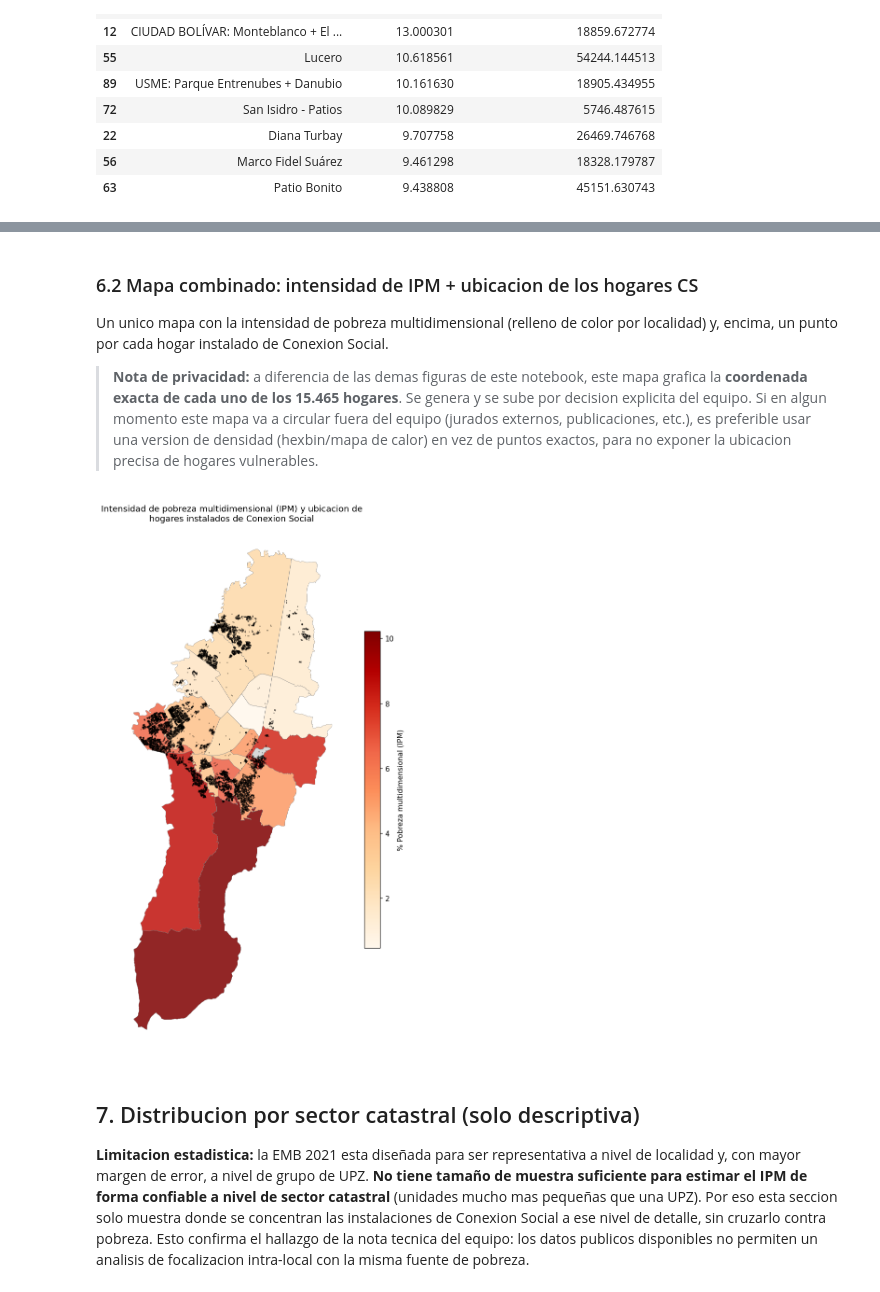
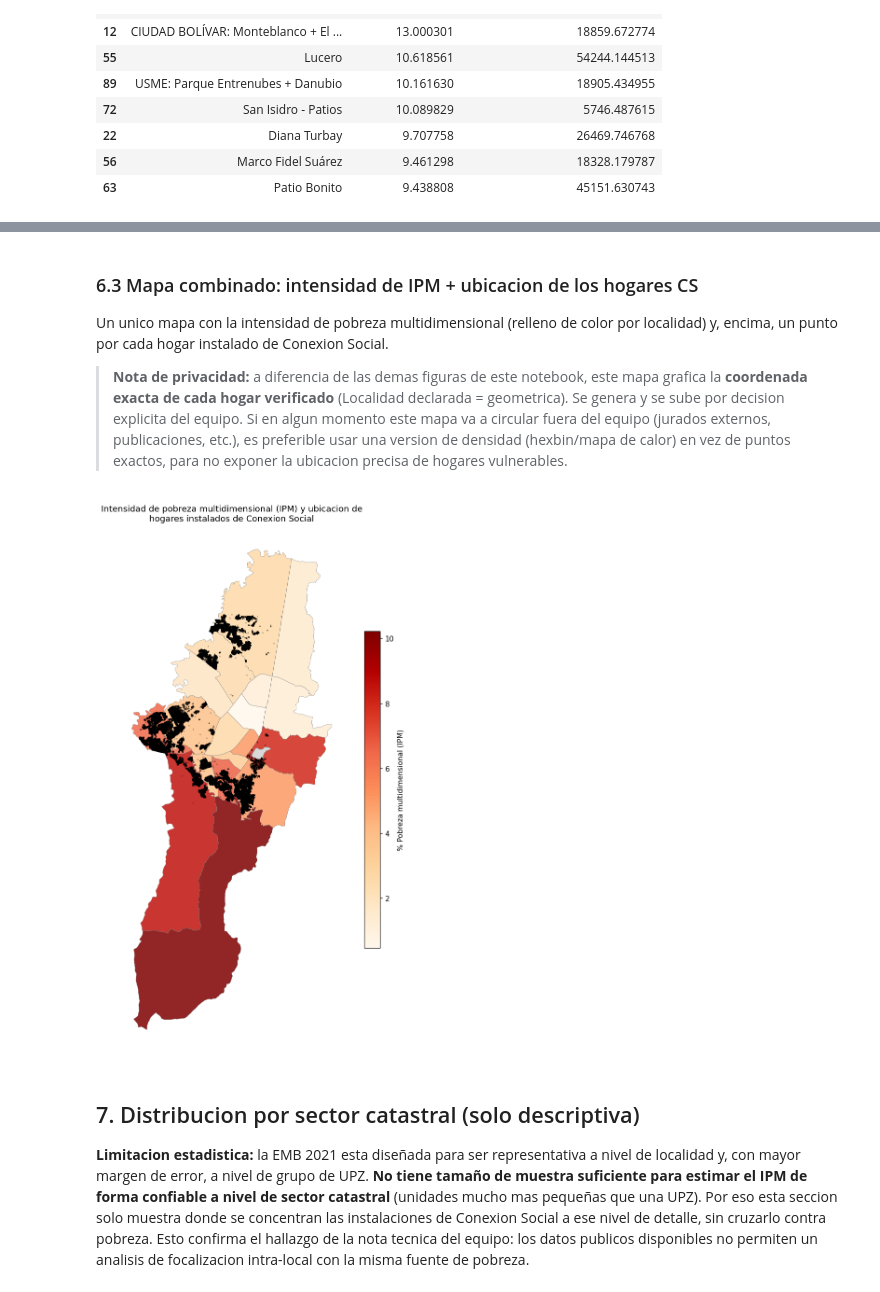
Before and after one commit to jestupinan5/DataJam---Conexi-n-Social-Integraci-n-Social, a Jupyter notebook: notebooks/01_analisis_espacial_conexion_social.ipynb, the cells around one changed output, grey strips where cells are left out. Cells and saved outputs as stored; diff of their text form; code cells hidden in the pictures.

```diff
--- a/notebooks/01_analisis_espacial_conexion_social.ipynb
+++ b/notebooks/01_analisis_espacial_conexion_social.ipynb
@@ -176,9 +184,24 @@ WGS84) y ya viene con `UPZNombre` y `SCaNombre` (sector catastral), pero **no**
 # %%
 df_cs = pd.read_excel(DATA_DIR / "Perfiles_CS.xlsx")
-print("Hogares instalados Conexion Social:", len(df_cs))
+print("Hogares instalados Conexion Social (total, cifra general):", len(df_cs))
+
+
+def normalizar_sisben(codigo: str) -> str:
+    # El archivo mezcla codigos con y sin cero a la izquierda para el mismo grupo
+    # (ej. "B6" y "B06" son la misma clasificacion Sisben).
+    codigo = str(codigo).strip().upper()
+    return f"{codigo[0]}{int(codigo[1:]):02d}"
+
+
+df_cs["CLASIFICACION_SISBEN"] = df_cs["CLASIFICACION SISBEN"].apply(normalizar_sisben)
+df_cs["LOC_KEY"] = df_cs["Localidad"].apply(normalizar)
+
+LOCALIDADES_ABIERTAS = sorted(df_cs["Localidad"].unique())
+print(f"Localidades con hogares instalados segun el campo 'Localidad': {len(LOCALIDADES_ABIERTAS)}")
+print(LOCALIDADES_ABIERTAS)
 
 # OJO: no se muestra el detalle de filas individuales (trae DIRECCION y coordenadas
 # exactas por hogar). Este notebook se sube a un repositorio publico, asi que solo se
 # despliegan columnas no identificables a modo de vista previa de la estructura.
-df_cs[["ESTRATO", "SCaNombre", "UPZNombre", "CLASIFICACION_DIC", "No_Integrantes"]].head(3)
+df_cs[["Localidad", "TIP_ESTRATO_ENERGIA", "CLASIFICACION_SISBEN"]].head(3)
 # %% [output]
@@ -348,11 +397,14 @@ for grupo in grupos_upz:
     for comp in componentes:
         crosswalk[comp] = grupo
 
-df_cs["upz_norm"] = df_cs["UPZNombre"].apply(normalizar)
-df_cs["NOMBRE_UPZ_GRUPO"] = df_cs["upz_norm"].map(crosswalk)
+gdf_cs["upz_norm"] = gdf_cs["UPZNombre"].apply(normalizar)
+gdf_cs["NOMBRE_UPZ_GRUPO"] = gdf_cs["upz_norm"].map(crosswalk)
 
-tasa_match = df_cs["NOMBRE_UPZ_GRUPO"].notna().mean() * 100
+tasa_match = gdf_cs["NOMBRE_UPZ_GRUPO"].notna().mean() * 100
 print(f"Hogares CS con UPZ emparejada a un grupo EMB: {tasa_match:.1f}%")
+sin_upz = gdf_cs["UPZNombre"].isna().sum()
+if sin_upz:
+    print(f"Hogares sin UPZ geometrica (fuera de todos los poligonos de UPZ): {sin_upz}")
 print("\nUPZ de Conexion Social SIN correspondencia en la EMB (revisar manualmente):")
-print(sorted(df_cs.loc[df_cs['NOMBRE_UPZ_GRUPO'].isna(), 'UPZNombre'].unique()))
+print(sorted(gdf_cs.loc[gdf_cs['NOMBRE_UPZ_GRUPO'].isna(), 'UPZNombre'].dropna().unique()))
 # %% [output]
@@ -391,10 +448,13 @@ ipm_upz.sort_values("pct_pobreza_ipm", ascending=False).head(10)
 # %%
-cs_localidad = gdf_cs.groupby(["LOCNOMBRE", "LOC_KEY"]).size().rename("hogares_cs").reset_index()
-cs_upz = df_cs.groupby("UPZNombre").size().rename("hogares_cs").reset_index()
-cs_sector = df_cs.groupby("SCaNombre").size().rename("hogares_cs").reset_index()
+cs_localidad = (
+    df_cs.rename(columns={"Localidad": "LOCNOMBRE"})
+    .groupby(["LOCNOMBRE", "LOC_KEY"]).size().rename("hogares_cs").reset_index()
+)
+cs_upz = gdf_cs.groupby("UPZNombre").size().rename("hogares_cs").reset_index()
+cs_sector = gdf_cs.groupby("SCaNombre").size().rename("hogares_cs").reset_index()
 
 print("Localidades con instalaciones:", len(cs_localidad))
 print("UPZ con instalaciones:", len(cs_upz))
 print("Sectores catastrales con instalaciones:", len(cs_sector))
-cs_localidad.sort_values("hogares_cs", ascending=False).head(10)
+cs_localidad.sort_values("hogares_cs", ascending=False)
 # %% [output]
@@ -528,11 +621,11 @@ Correlacion de Spearman (pobreza IPM vs. cobertura CS) por grupo de UPZ: 0.57
 # %% [markdown]
-### 6.2 Mapa combinado: intensidad de IPM + ubicacion de los hogares CS
+### 6.3 Mapa combinado: intensidad de IPM + ubicacion de los hogares CS
 
 Un unico mapa con la intensidad de pobreza multidimensional (relleno de color por
 localidad) y, encima, un punto por cada hogar instalado de Conexion Social.
 
 > **Nota de privacidad:** a diferencia de las demas figuras de este notebook, este
-> mapa grafica la **coordenada exacta de cada uno de los 15.465 hogares**. Se genera y
+> mapa grafica la **coordenada exacta de cada hogar verificado** (Localidad declarada = geometrica). Se genera y
 > se sube por decision explicita del equipo. Si en algun momento este mapa va a
 > circular fuera del equipo (jurados externos, publicaciones, etc.), es preferible
 > usar una version de densidad (hexbin/mapa de calor) en vez de puntos exactos, para
@@ -540,20 +633,20 @@ localidad) y, encima, un punto por cada hogar instalado de Conexion Social.
 # %%
 fig, ax = plt.subplots(figsize=(9, 11))
 
 mapa_localidad.plot(column="pct_pobreza_ipm", cmap="OrRd", legend=True, ax=ax,
                      edgecolor="grey", linewidth=0.4, alpha=0.85,
                      missing_kwds={"color": "lightgrey"},
                      legend_kwds={"label": "% Pobreza multidimensional (IPM)", "shrink": 0.6})
 
-gdf_cs.plot(ax=ax, markersize=3, color="black", alpha=0.35, linewidth=0)
+gdf_cs_verificados.plot(ax=ax, markersize=3, color="black", alpha=0.35, linewidth=0)
 
 ax.set_title("Intensidad de pobreza multidimensional (IPM) y ubicacion de\nhogares instalados de Conexion Social")
 ax.axis("off")
 fig.tight_layout()
 fig.savefig(OUT_FIGS / "mapa_ipm_con_hogares_cs.png", dpi=150)
 plt.show()
 # %% [output]
-[figure, old version]
+[figure, new version]
 # %% [markdown]
 ## 7. Distribucion por sector catastral (solo descriptiva)
 
```
Also changed, not shown: parts of 31 cells of this notebook, 18 other files.
